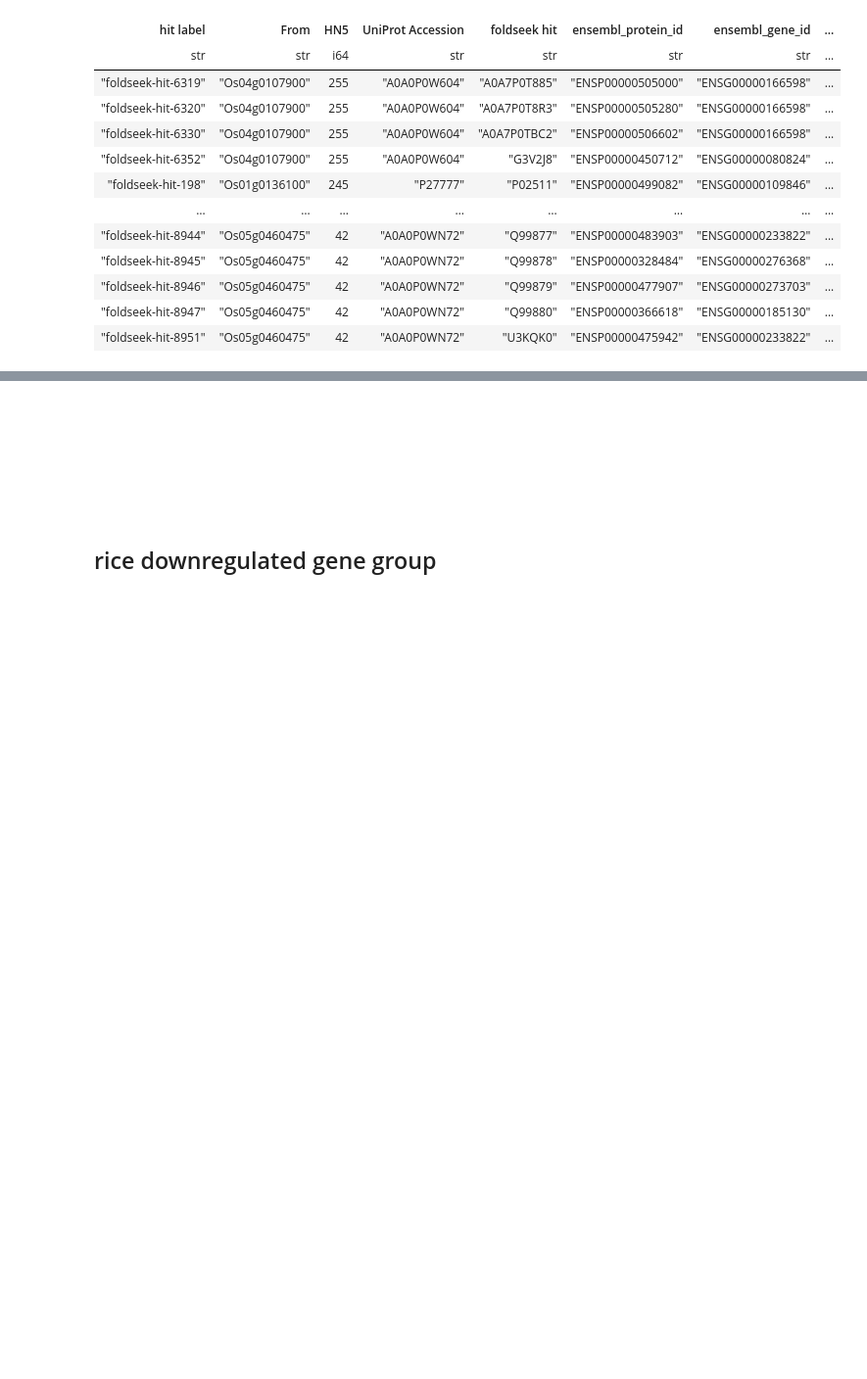
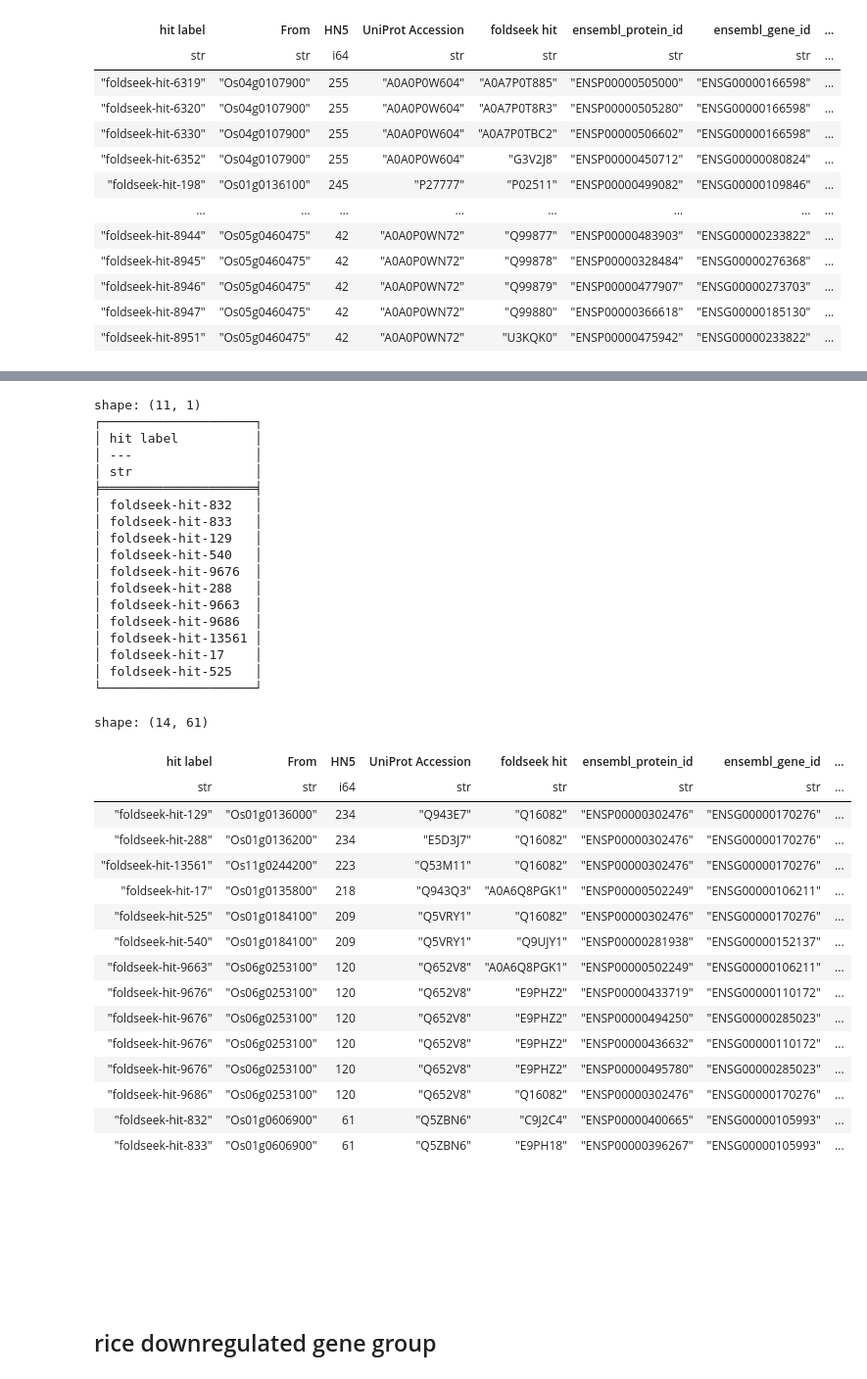
Before and after one commit to yonesora56/HS_rice_analysis, a Jupyter notebook: notebooks/15_add_human_HN-score.ipynb, the cells around one changed output, grey strips where cells are left out. Shown at 98% size. Cells and saved outputs as stored; diff of their text form; code cells hidden in the pictures; blank space fills up the shorter version.

```diff
--- a/notebooks/15_add_human_HN-score.ipynb
+++ b/notebooks/15_add_human_HN-score.ipynb
@@ -198,6 +220,55 @@ shape: (179, 61)
 | "foldseek-hit-7212" | "Os04g0558200" | 43 | "A0A0P0WDA2" | "Q8WUQ7" | "ENSP00000221899" | "ENSG00000105298" | ... |
 | "foldseek-hit-7212" | "Os04g0558200" | 43 | "A0A0P0WDA2" | "Q8WUQ7" | "ENSP00000465751" | "ENSG00000105298" | ... |
 | "foldseek-hit-7212" | "Os04g0558200" | 43 | "A0A0P0WDA2" | "Q8WUQ7" | "ENSP00000415078" | "ENSG00000105298" | ... |
+# %%
+rice_up_human_up = foldseek_result_rice_up_domain_panhomology_info_filtercondtion3_filter4_250831.filter(
+    pl.col("is_in_human_top500") == True
+)
+
+rice_up_human_up.write_csv(
+    "../Data/20_foldseek_result_validate_rice_up/rice_up/rice_up_supp9_add_human_HNscore/foldseek_result_rice_up_domain_panhomology_info_filtercondtion3_filter4_250831_add_human_HNscore_top500.tsv",
+    separator="\t"
+)
+
+pl.Config.set_tbl_rows(14)
+print(rice_up_human_up.select("hit label").unique())
+display(rice_up_human_up)
+# %% [output]
+shape: (11, 1)
+┌────────────────────┐
+│ hit label          │
+│ ---                │
+│ str                │
+╞════════════════════╡
+│ foldseek-hit-832   │
+│ foldseek-hit-833   │
+│ foldseek-hit-129   │
+│ foldseek-hit-540   │
+│ foldseek-hit-9676  │
+│ foldseek-hit-288   │
+│ foldseek-hit-9663  │
+│ foldseek-hit-9686  │
+│ foldseek-hit-13561 │
+│ foldseek-hit-17    │
+│ foldseek-hit-525   │
+└────────────────────┘
+shape: (14, 61)
+| hit label | From | HN5 | UniProt Accession | foldseek hit | ensembl_protein_id | ensembl_gene_id | ... |
+| str | str | i64 | str | str | str | str | ... |
+| "foldseek-hit-129" | "Os01g0136000" | 234 | "Q943E7" | "Q16082" | "ENSP00000302476" | "ENSG00000170276" | ... |
+| "foldseek-hit-288" | "Os01g0136200" | 234 | "E5D3J7" | "Q16082" | "ENSP00000302476" | "ENSG00000170276" | ... |
+| "foldseek-hit-13561" | "Os11g0244200" | 223 | "Q53M11" | "Q16082" | "ENSP00000302476" | "ENSG00000170276" | ... |
+| "foldseek-hit-17" | "Os01g0135800" | 218 | "Q943Q3" | "A0A6Q8PGK1" | "ENSP00000502249" | "ENSG00000106211" | ... |
+| "foldseek-hit-525" | "Os01g0184100" | 209 | "Q5VRY1" | "Q16082" | "ENSP00000302476" | "ENSG00000170276" | ... |
+| "foldseek-hit-540" | "Os01g0184100" | 209 | "Q5VRY1" | "Q9UJY1" | "ENSP00000281938" | "ENSG00000152137" | ... |
+| "foldseek-hit-9663" | "Os06g0253100" | 120 | "Q652V8" | "A0A6Q8PGK1" | "ENSP00000502249" | "ENSG00000106211" | ... |
+| "foldseek-hit-9676" | "Os06g0253100" | 120 | "Q652V8" | "E9PHZ2" | "ENSP00000433719" | "ENSG00000110172" | ... |
+| "foldseek-hit-9676" | "Os06g0253100" | 120 | "Q652V8" | "E9PHZ2" | "ENSP00000494250" | "ENSG00000285023" | ... |
+| "foldseek-hit-9676" | "Os06g0253100" | 120 | "Q652V8" | "E9PHZ2" | "ENSP00000436632" | "ENSG00000110172" | ... |
+| "foldseek-hit-9676" | "Os06g0253100" | 120 | "Q652V8" | "E9PHZ2" | "ENSP00000495780" | "ENSG00000285023" | ... |
+| "foldseek-hit-9686" | "Os06g0253100" | 120 | "Q652V8" | "Q16082" | "ENSP00000302476" | "ENSG00000170276" | ... |
+| "foldseek-hit-832" | "Os01g0606900" | 61 | "Q5ZBN6" | "C9J2C4" | "ENSP00000400665" | "ENSG00000105993" | ... |
+| "foldseek-hit-833" | "Os01g0606900" | 61 | "Q5ZBN6" | "E9PH18" | "ENSP00000396267" | "ENSG00000105993" | ... |
 # %% [markdown]
 &nbsp;
 
```
Also changed, not shown: parts of 3 cells of this notebook.
